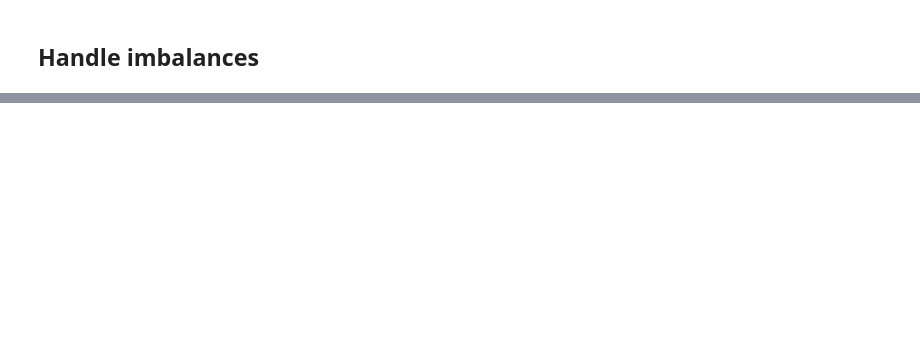
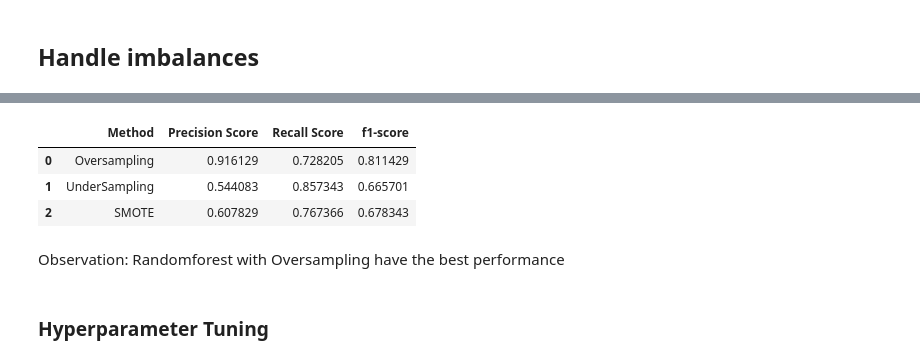
Before and after one commit to dangyenlinhh/CreditCardFraud, a Jupyter notebook: Modeling.ipynb, the cells around one changed output, grey strips where cells are left out. Saved outputs shown, nothing was run; the diff lists cells and outputs as text; code cells hidden in the pictures; blank space fills up the shorter version.

```diff
--- a/Modeling.ipynb
+++ b/Modeling.ipynb
@@ -454,0 +505,12 @@ weighted avg       1.00      1.00      1.00    555719
+# %%
+from imblearn.under_sampling import RandomUnderSampler
+rus = RandomUnderSampler(sampling_strategy=0.1, random_state=42)
+X_under, y_under = rus.fit_resample(X_train, y_train)
+# %%
+model = build_model_RF(X_under,y_under)
+pred = model.predict(X_test)
+calculate_performance(y_test,pred)
+
+precision_scores_2.append(precision_score(y_test,pred))
+recall_scores_2.append(recall_score(y_test,pred))
+f1_scores_2.append(f1_score(y_test,pred))
@@ -454,0 +535,12 @@ weighted avg       1.00      1.00      1.00    555719
+# %%
+from imblearn.over_sampling import SMOTE
+method= SMOTE()
+X_smote, y_smote = method.fit_resample(X_train, y_train)
+# %%
+model = build_model_RF(X_smote,y_smote)
+pred = model.predict(X_test)
+calculate_performance(y_test,pred)
+
+precision_scores_2.append(precision_score(y_test,pred))
+recall_scores_2.append(recall_score(y_test,pred))
+f1_scores_2.append(f1_score(y_test,pred))
@@ -454,0 +563,12 @@ weighted avg       1.00      1.00      1.00    555719
+# %%
+scoreDataFrame_2 = pd.DataFrame({'Method':names_2, 'Precision Score': precision_scores_2, 'Recall Score': recall_scores_2,'f1-score': f1_scores_2})
+scoreDataFrame_2
+# %% [output]
+|  | Method | Precision Score | Recall Score | f1-score |
+| 0 | Oversampling | 0.916129 | 0.728205 | 0.811429 |
+| 1 | UnderSampling | 0.544083 | 0.857343 | 0.665701 |
+| 2 | SMOTE | 0.607829 | 0.767366 | 0.678343 |
+# %% [markdown]
+Observation: Randomforest with Oversampling have the best performance
+# %% [markdown]
+### Hyperparameter Tuning
```
Also changed, not shown: parts of 50 cells of this notebook.
